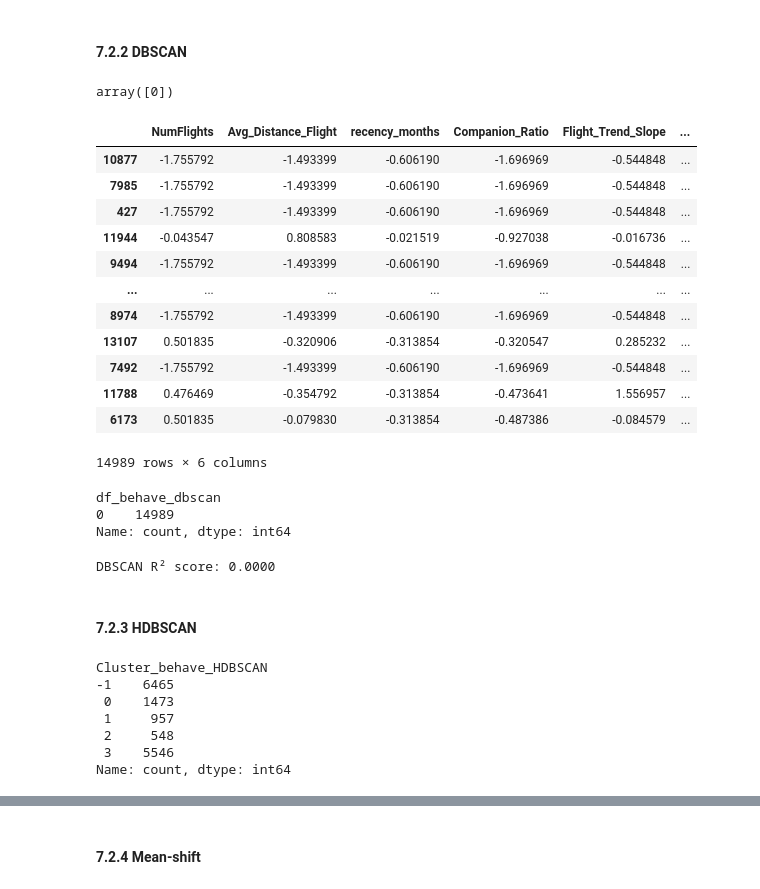
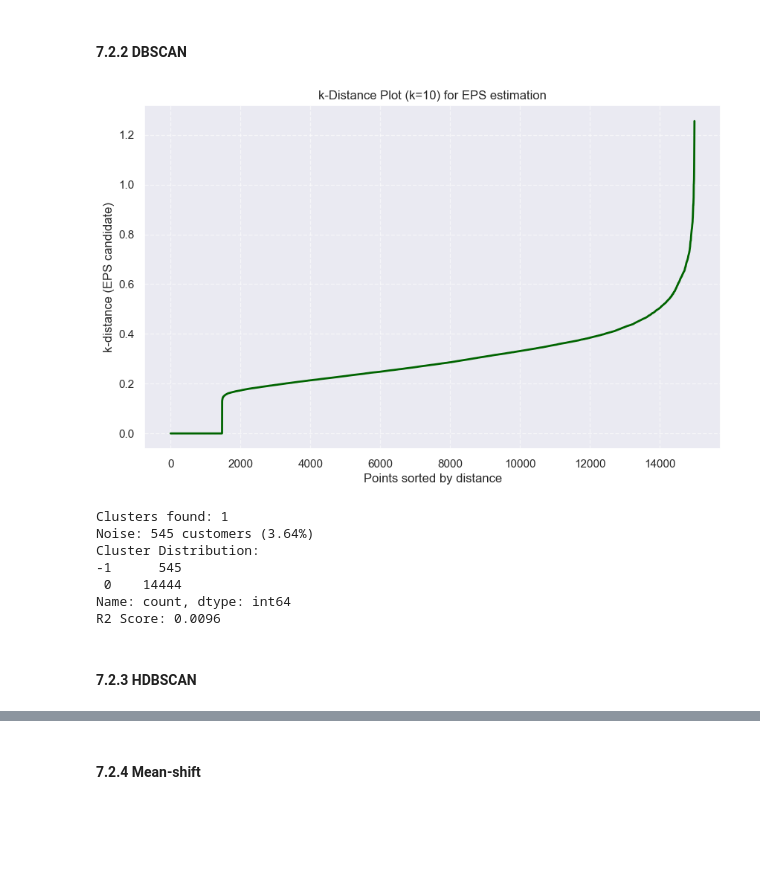
Before and after one commit to brunacaetanofs/DM_Project_Final, a Jupyter notebook: 16_10_DM.ipynb, the cells around one changed output, grey strips where cells are left out. Saved outputs shown, nothing was run; the diff lists cells and outputs as text; code cells hidden in the pictures; blank space fills up the shorter version.

```diff
--- a/16_10_DM.ipynb
+++ b/16_10_DM.ipynb
@@ -1905,59 +1898,23 @@ df_behave_dbscan = dbscan_value.fit_predict(customer[features_behave])
-# %%
-np.unique(df_behave_dbscan)
-# %% [output]
-array([0])
-# %%
-df_concat_behave = pd.concat([customer[features_behave], pd.Series(df_behave_dbscan, index=customer.index, name="df_behave_dbscan")], axis=1)
-df_concat_behave
-# %% [output]
-|  | NumFlights | Avg_Distance_Flight | recency_months | Companion_Ratio | Flight_Trend_Slope | ... |
-| 10877 | -1.755792 | -1.493399 | -0.606190 | -1.696969 | -0.544848 | ... |
-| 7985 | -1.755792 | -1.493399 | -0.606190 | -1.696969 | -0.544848 | ... |
-| 427 | -1.755792 | -1.493399 | -0.606190 | -1.696969 | -0.544848 | ... |
-| 11944 | -0.043547 | 0.808583 | -0.021519 | -0.927038 | -0.016736 | ... |
-| 9494 | -1.755792 | -1.493399 | -0.606190 | -1.696969 | -0.544848 | ... |
-| ... | ... | ... | ... | ... | ... | ... |
-| 8974 | -1.755792 | -1.493399 | -0.606190 | -1.696969 | -0.544848 | ... |
-| 13107 | 0.501835 | -0.320906 | -0.313854 | -0.320547 | 0.285232 | ... |
-| 7492 | -1.755792 | -1.493399 | -0.606190 | -1.696969 | -0.544848 | ... |
-| 11788 | 0.476469 | -0.354792 | -0.313854 | -0.473641 | 1.556957 | ... |
-| 6173 | 0.501835 | -0.079830 | -0.313854 | -0.487386 | -0.084579 | ... |
-14989 rows × 6 columns
-# %%
-df_concat_behave['df_behave_dbscan'].value_counts().sort_index()
-# %% [output]
-df_behave_dbscan
-0    14989
-Name: count, dtype: int64
-# %%
-dbscan_behave = customer[features_behave].copy()
-dbscan_behave['dbscan_labels'] = df_behave_dbscan
-r2_db = func.get_rsq(dbscan_behave, features_behave, 'dbscan_labels')
-
-print(f"DBSCAN R² score: {r2_db:.4f}")
-# %% [output]
-DBSCAN R² score: 0.0000
+# %%
+k_behave = plot_k_distance(customer, features_behave)
+# %% [output]
+[figure, added]
+# %%
+labels_behave, n_clus_behave, dist_behave = get_dbscan(
+    customer,
+    features_behave,
+    eps=0.45,
+    min_samples=9
+)
+
+dbscan_results['Behave'] = {'Clusters': n_clus_behave, 'Distribution': dist_behave}
+# %% [output]
+Clusters found: 1
+Noise: 545 customers (3.64%)
+Cluster Distribution:
+-1      545
+ 0    14444
+Name: count, dtype: int64
+R2 Score: 0.0096
 # %% [markdown]
 #### 7.2.3 HDBSCAN
-# %%
-hdb_behave = HDBSCAN(
-    min_cluster_size=200,
-    min_samples=9,
-    metric='euclidean',
-    cluster_selection_method='eom'
-)
-
-df_hdb_behave = hdb_behave.fit_predict(customer[features_behave])
-results_hdb_behave = customer.copy()
-results_hdb_behave["Cluster_behave_HDBSCAN"] = df_hdb_behave
-
-#  label -1 --> ruído
-print(results_hdb_behave["Cluster_behave_HDBSCAN"].value_counts().sort_index())
-# %% [output]
-Cluster_behave_HDBSCAN
--1    6465
- 0    1473
- 1     957
- 2     548
- 3    5546
-Name: count, dtype: int64
```
Also changed, not shown: parts of 49 cells of this notebook, 1 other file.
